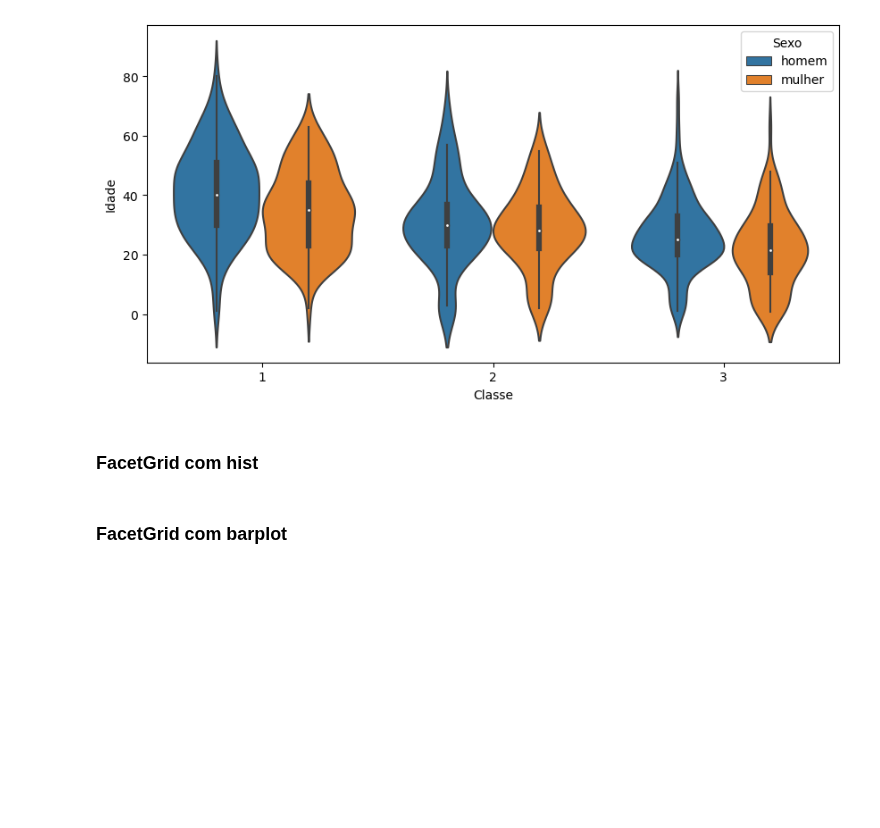
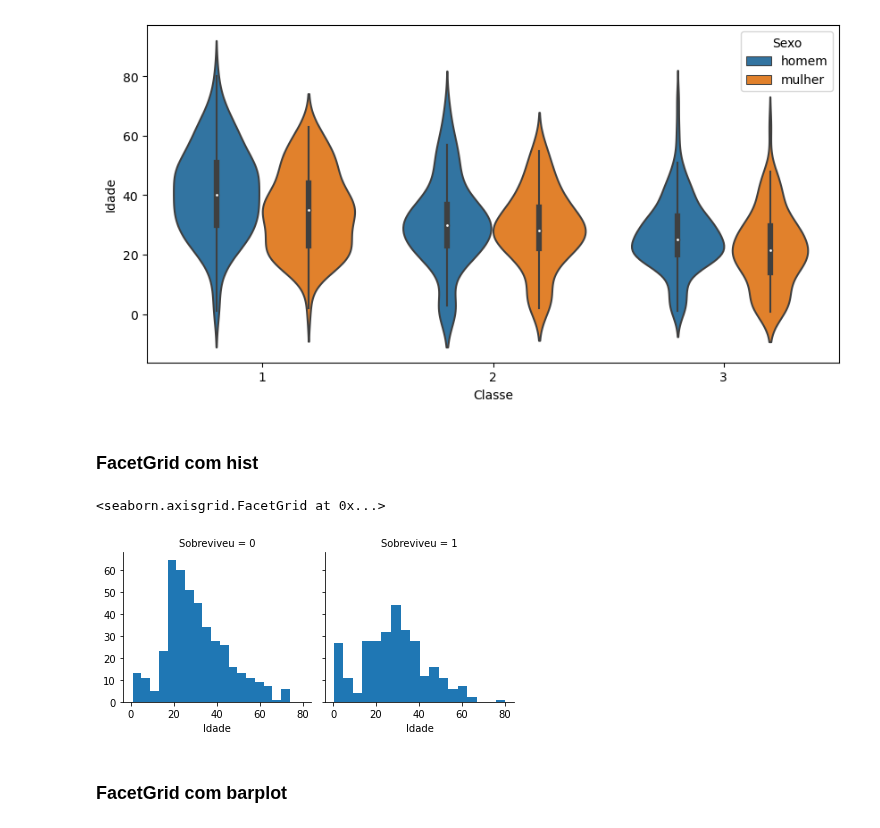
Before and after one commit to lucasabrantes1/studySpace, a Jupyter notebook: Udemy/DataScienceeMachineLearningcomEstatísticaePython/05 - Visualizacao de Dados/Visualização de Dados - Vazio.ipynb, the cells around one changed output. Saved outputs shown, nothing was run; the diff lists cells and outputs as text; code cells hidden in the pictures; blank space fills up the shorter version.

Commit message:
FacetGrid com distplot

```diff
--- a/Udemy/DataScienceeMachineLearningcomEstatísticaePython/05 - Visualizacao de Dados/Visualização de Dados - Vazio.ipynb
+++ b/Udemy/DataScienceeMachineLearningcomEstatísticaePython/05 - Visualizacao de Dados/Visualização de Dados - Vazio.ipynb
@@ -154,6 +154,10 @@ sns.violinplot(x='Classe', y='Idade', hue='Sexo', data=data )
 # %% [markdown]
 ### FacetGrid com hist
 # %%
-g = sns.FacetGrid(data, col='Sobreviveu', row='Sexo', margin_titles=True)
+g = sns.FacetGrid(data, col='Sobreviveu')
+g.map(plt.hist, 'Idade', bins=18)
+# %% [output]
+<seaborn.axisgrid.FacetGrid at 0x...>
+[figure, added]
 # %% [markdown]
 ### FacetGrid com barplot
```
Also changed, not shown: parts of 2 cells of this notebook.
